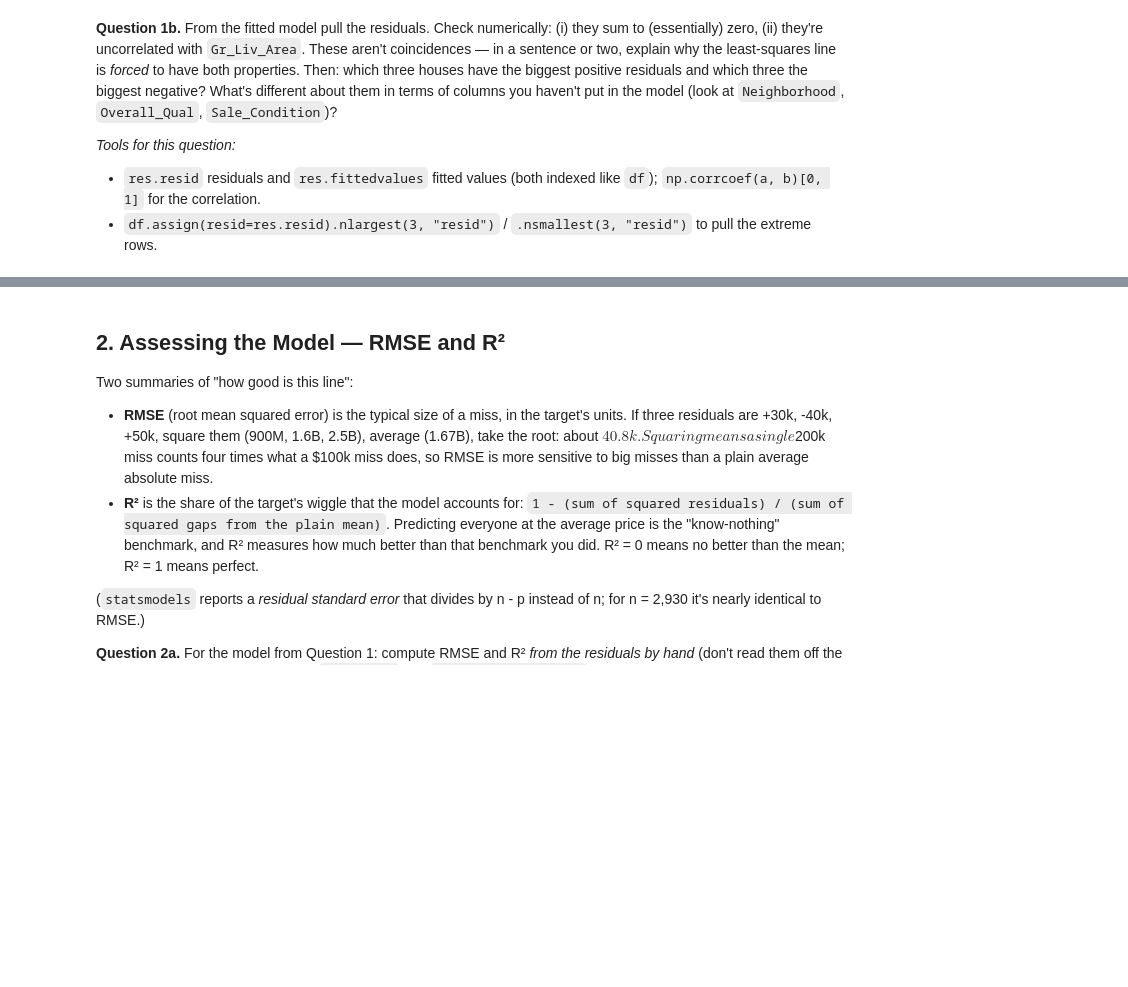
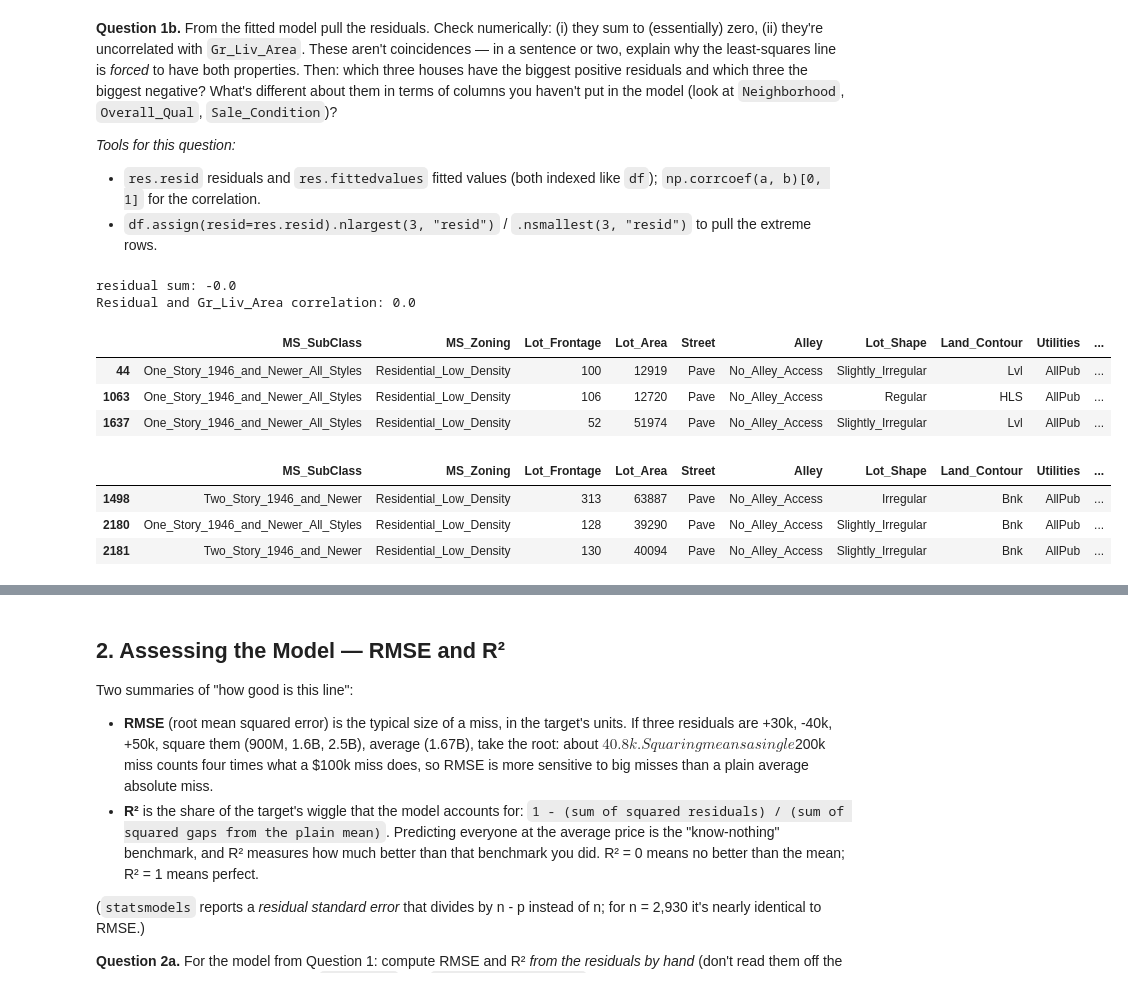
Before and after one commit to BaoLe040507/understand_ml_stats, a Jupyter notebook: Textbooks/practical_stats_for_ds/notebooks/08_simple-and-multiple-regression.ipynb, the cells around one changed output, grey strips where cells are left out. Saved outputs shown, nothing was run; the diff lists cells and outputs as text; code cells hidden in the pictures; blank space fills up the shorter version.

```diff
--- a/Textbooks/practical_stats_for_ds/notebooks/08_simple-and-multiple-regression.ipynb
+++ b/Textbooks/practical_stats_for_ds/notebooks/08_simple-and-multiple-regression.ipynb
@@ -32,3 +34,7 @@ Numeric picture first. Take three houses: (1000 sqft, $100k), (1500 sqft, $140k)
 *Tools for this question:*
 - `smf.ols("Sale_Price ~ Gr_Liv_Area", data=df).fit()` — formula is `y ~ x1 + x2`, the intercept is added automatically. Read results with `.params` (coefficients), `.bse` (standard errors), `.summary()`.
 - `s1.corr(s2)` Pearson r; `s.std()` / `s.var()` use n-1 by default; `s1.cov(s2)` covariance.
+# %%
+# part 1 fit the model
+model = smf.ols("Sale_Price ~ Gr_Liv_Area",data = ames).fit()
+model.summary()
@@ -38,3 +87,27 @@ Numeric picture first. Take three houses: (1000 sqft, $100k), (1500 sqft, $140k)
 *Tools for this question:*
 - `res.resid` residuals and `res.fittedvalues` fitted values (both indexed like `df`); `np.corrcoef(a, b)[0, 1]` for the correlation.
 - `df.assign(resid=res.resid).nlargest(3, "resid")` / `.nsmallest(3, "resid")` to pull the extreme rows.
+# %%
+# check the residuals and their sum
+residual_sum = model.resid.sum()
+print(f"residual sum: {round(residual_sum,2)}")
+
+# check the residual correlation with dependent variable
+print(f"Residual and Gr_Liv_Area correlation: {round(np.corrcoef(model.resid, ames["Gr_Liv_Area"])[0,1],2)}")
+
+# 3 largest points
+ames.assign(resid = model.resid).nlargest(3, "resid")
+# %% [output]
+residual sum: -0.0
+Residual and Gr_Liv_Area correlation: 0.0
+|  | MS_SubClass | MS_Zoning | Lot_Frontage | Lot_Area | Street | Alley | Lot_Shape | Land_Contour | Utilities | ... |
+| 44 | One_Story_1946_and_Newer_All_Styles | Residential_Low_Density | 100 | 12919 | Pave | No_Alley_Access | Slightly_Irregular | Lvl | AllPub | ... |
+| 1063 | One_Story_1946_and_Newer_All_Styles | Residential_Low_Density | 106 | 12720 | Pave | No_Alley_Access | Regular | HLS | AllPub | ... |
+| 1637 | One_Story_1946_and_Newer_All_Styles | Residential_Low_Density | 52 | 51974 | Pave | No_Alley_Access | Slightly_Irregular | Lvl | AllPub | ... |
+# %%
+ames.assign(resid = model.resid).nsmallest(3, "resid")
+# %% [output]
+|  | MS_SubClass | MS_Zoning | Lot_Frontage | Lot_Area | Street | Alley | Lot_Shape | Land_Contour | Utilities | ... |
+| 1498 | Two_Story_1946_and_Newer | Residential_Low_Density | 313 | 63887 | Pave | No_Alley_Access | Irregular | Bnk | AllPub | ... |
+| 2180 | One_Story_1946_and_Newer_All_Styles | Residential_Low_Density | 128 | 39290 | Pave | No_Alley_Access | Slightly_Irregular | Bnk | AllPub | ... |
+| 2181 | Two_Story_1946_and_Newer | Residential_Low_Density | 130 | 40094 | Pave | No_Alley_Access | Slightly_Irregular | Bnk | AllPub | ... |
```
Also changed, not shown: parts of 41 cells of this notebook, 6 other files.
